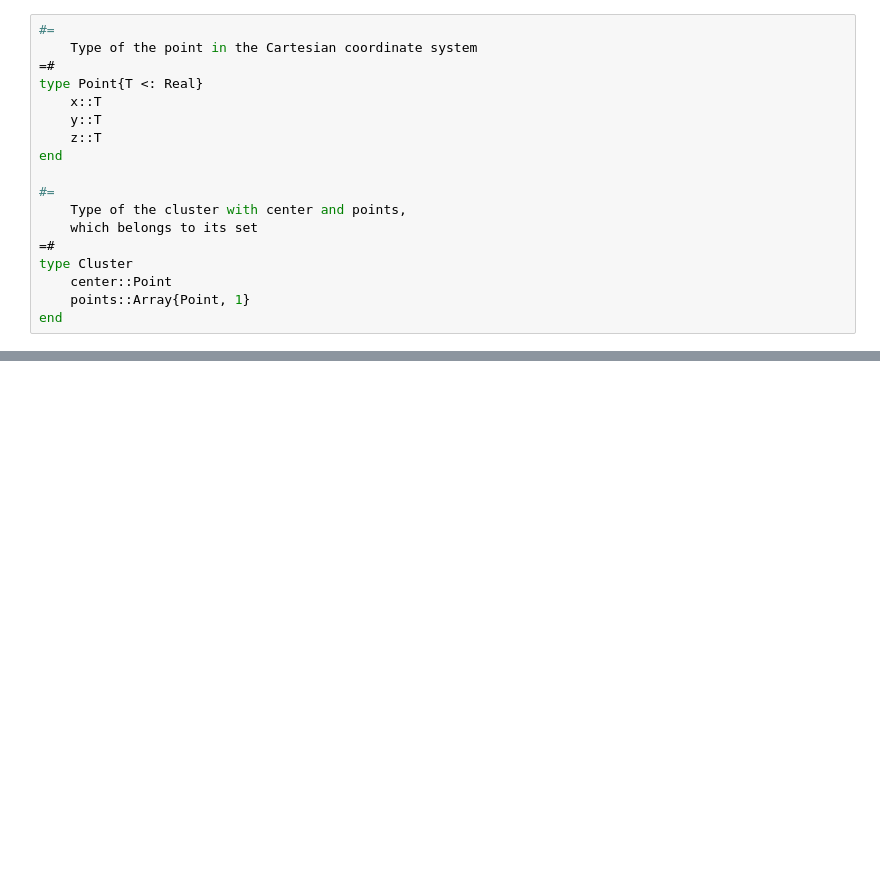
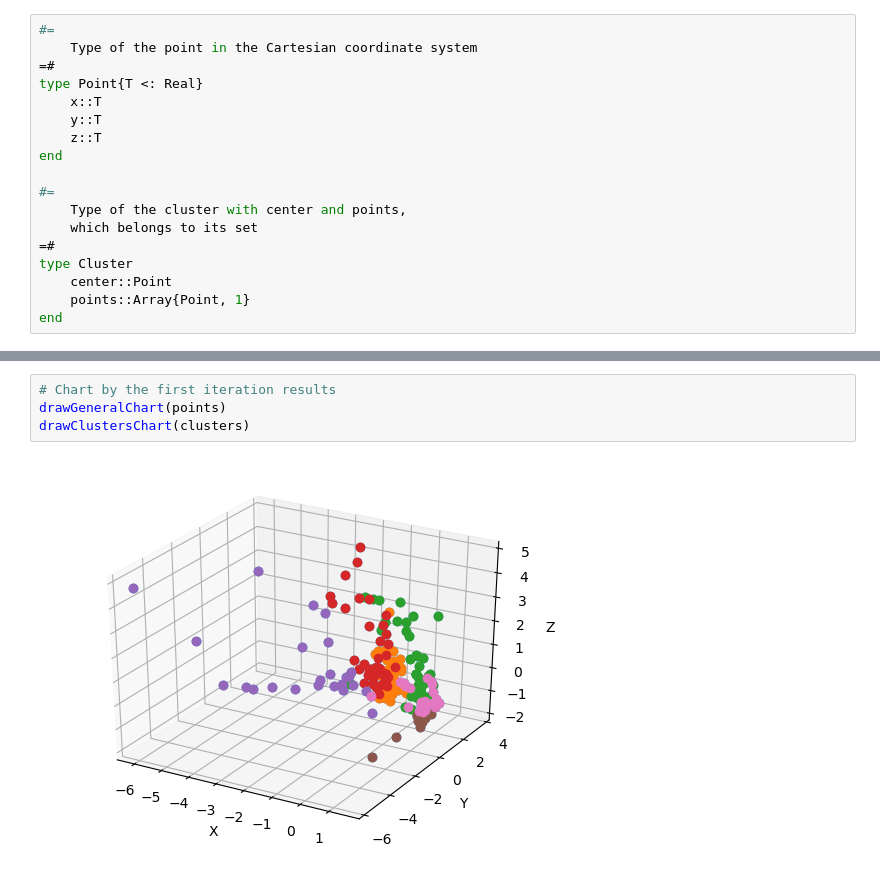
Before and after one commit to darthven/clustering, a Jupyter notebook: clustering.ipynb, the cells around one changed output, grey strips where cells are left out. Drawn from its saved outputs; the diff is of its cells as text; blank space fills up the shorter version.

```diff
--- a/clustering.ipynb
+++ b/clustering.ipynb
@@ -289 +283,7 @@ drawClustersChart(clusters)
+# %%
+# Chart by the first iteration results
+drawGeneralChart(points)
+drawClustersChart(clusters)
+# %% [output]
+[figure, added]
 # %%
```
Also changed, not shown: parts of 10 cells of this notebook, 2 other files.
